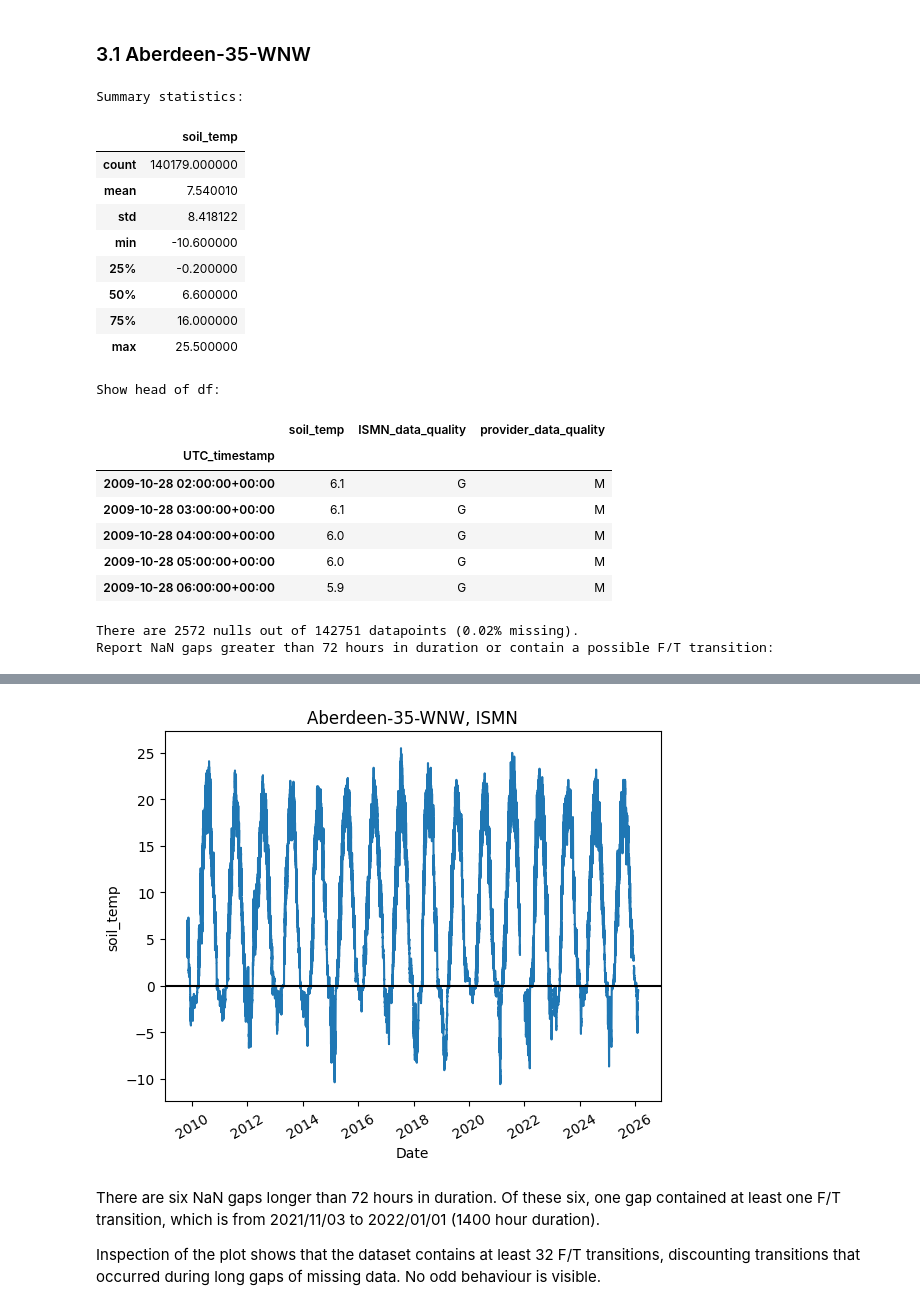
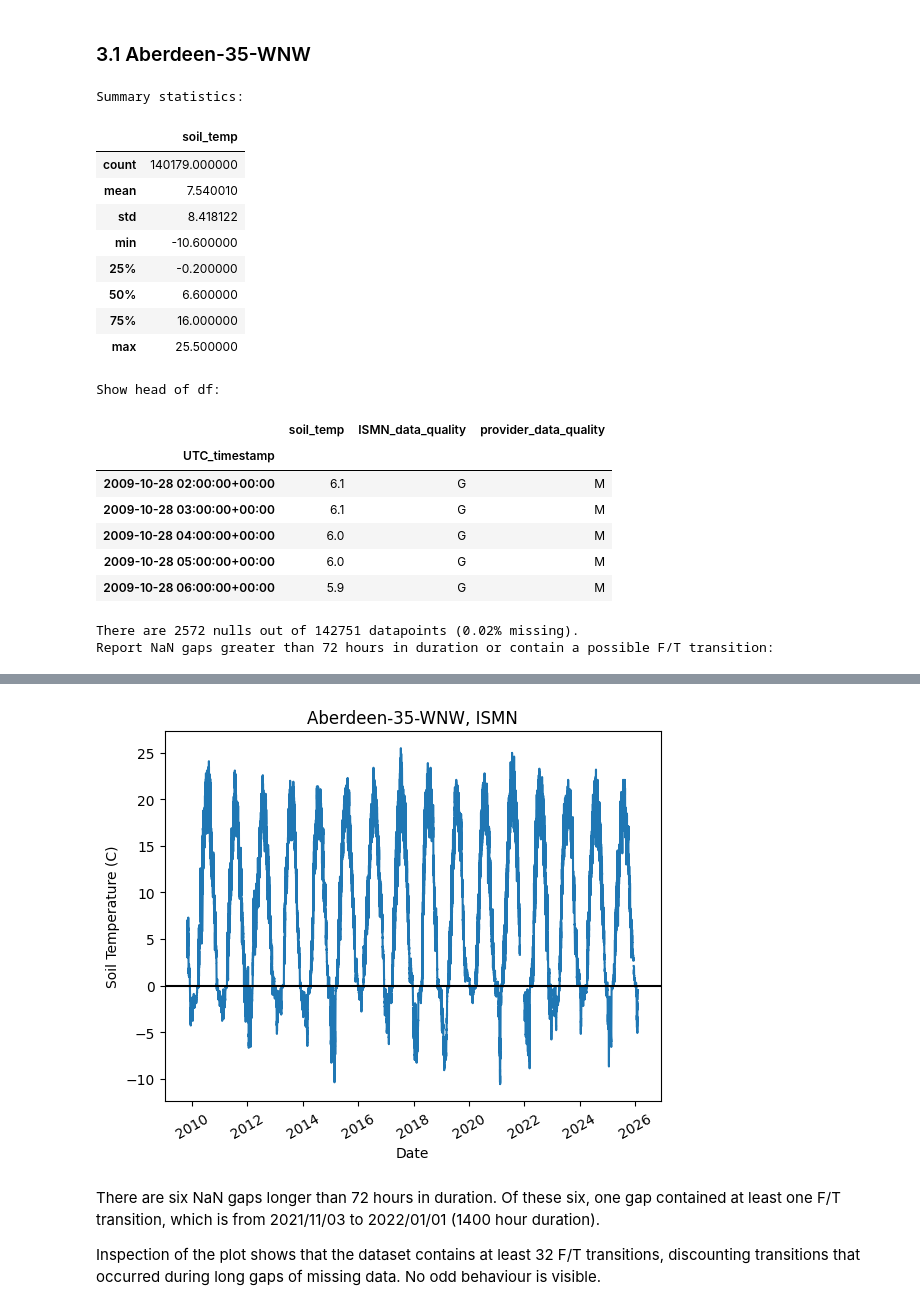
Before and after one commit to gerezk/freeze-thaw-soil-prediction, a Jupyter notebook: notebooks/ISMN_data_cleaning.ipynb, the cells around one changed output, grey strips where cells are left out. Drawn from its saved outputs; the diff is of its cells as text; code cells hidden in the pictures.

Commit message:
add y_label param to plot()

```diff
--- a/notebooks/ISMN_data_cleaning.ipynb
+++ b/notebooks/ISMN_data_cleaning.ipynb
@@ -41,6 +41,7 @@ The goal is to generate descriptive statistics, drop missing values & outliers,
 max_depth = 0.10 # in m, exclusive
 short_variable = 'ts' # soil temperature
 long_variable = 'soil_temp'
+y_label = 'Soil Temperature (C)'
 threshold = 10 # in C; for detecting outliers.
 system = 'ISMN'
 
@@ -91,12 +92,13 @@ def soil_temp_data_cleaning(data_path: Path, depth: numbers.Real,
 
     return df
 
-def soil_temp_data_reporting(df: pd.DataFrame, long_feature: str, station_name: str) -> None:
+def soil_temp_data_reporting(df: pd.DataFrame, long_feature: str, station_name: str, ylabel: str) -> None:
     """
     Reporting of preprocessed ISMN soil temperature data.
     :param df: can be output from soil_temp_data_cleaning()
     :param long_feature: full variable name
     :param station_name: official name of ISMN station
+    :param ylabel: y-label for plot
     :return:
     """
     # check input values
@@ -127,7 +129,7 @@ def soil_temp_data_reporting(df: pd.DataFrame, long_feature: str, station_name:
     else:
         print('No NaN gaps to report.')
 
-    plot(df, long_feature, station=station_name, system=system, form='line')
+    plot(df, long_feature, station=station_name, system=system, form='line', y_label=ylabel)
 # %% [markdown]
 ## 2. Map of ISMN Stations
 # %%
@@ -143,36 +145,36 @@ aberdeen_df = soil_temp_data_cleaning(data_path=raw_data_path / aberdeen_name,
                                       long_feature=long_variable,
                                       temp_threshold=threshold)
 
-soil_temp_data_reporting(aberdeen_df, long_feature=long_variable, station_name=aberdeen_name)
+soil_temp_data_reporting(aberdeen_df, long_feature=long_variable, station_name=aberdeen_name, ylabel=y_label)
 # %% [output]
 Summary statistics:
 |  | soil_temp |
 | count | 140179.000000 |
 | mean | 7.540010 |
 | std | 8.418122 |
 | min | -10.600000 |
 | 25% | -0.200000 |
 | 50% | 6.600000 |
 | 75% | 16.000000 |
 | max | 25.500000 |
 Show head of df:
 |  | soil_temp | ISMN_data_quality | provider_data_quality |
 | UTC_timestamp |  |  |  |
 | 2009-10-28 02:00:00+00:00 | 6.1 | G | M |
 | 2009-10-28 03:00:00+00:00 | 6.1 | G | M |
 | 2009-10-28 04:00:00+00:00 | 6.0 | G | M |
 | 2009-10-28 05:00:00+00:00 | 6.0 | G | M |
 | 2009-10-28 06:00:00+00:00 | 5.9 | G | M |
 There are 2572 nulls out of 142751 datapoints (0.02% missing).
 Report NaN gaps greater than 72 hours in duration or contain a possible F/T transition:
 |  | start_timestamp | end_timestamp | gap_length_hours | prev_soil_temp | next_soil_temp | possible_transition |
 | 6 | 2010-04-07 08:00:00+00:00 | 2010-04-20 16:00:00+00:00 | 321 | 5.0 | 8.0 | False |
 | 55 | 2018-12-25 16:00:00+00:00 | 2019-01-01 00:00:00+00:00 | 153 | -1.6 | -2.2 | False |
 | 61 | 2021-11-03 17:00:00+00:00 | 2022-01-01 00:00:00+00:00 | 1400 | 3.3 | -1.0 | True |
 | 69 | 2024-02-08 06:00:00+00:00 | 2024-02-11 16:00:00+00:00 | 83 | -0.1 | -0.2 | False |
 | 80 | 2024-12-23 15:00:00+00:00 | 2024-12-26 17:00:00+00:00 | 75 | -0.6 | -0.3 | False |
 | 94 | 2026-01-02 09:00:00+00:00 | 2026-01-05 17:00:00+00:00 | 81 | 0.0 | 0.0 | False |
-[figure, old version]
+[figure, new version]
 # %% [markdown]
 There are six NaN gaps longer than 72 hours in duration. Of these six, one gap contained at least one F/T transition, which is from 2021/11/03 to 2022/01/01 (1400 hour duration).
 
```
Also changed, not shown: parts of 20 cells of this notebook, 1 other file.
